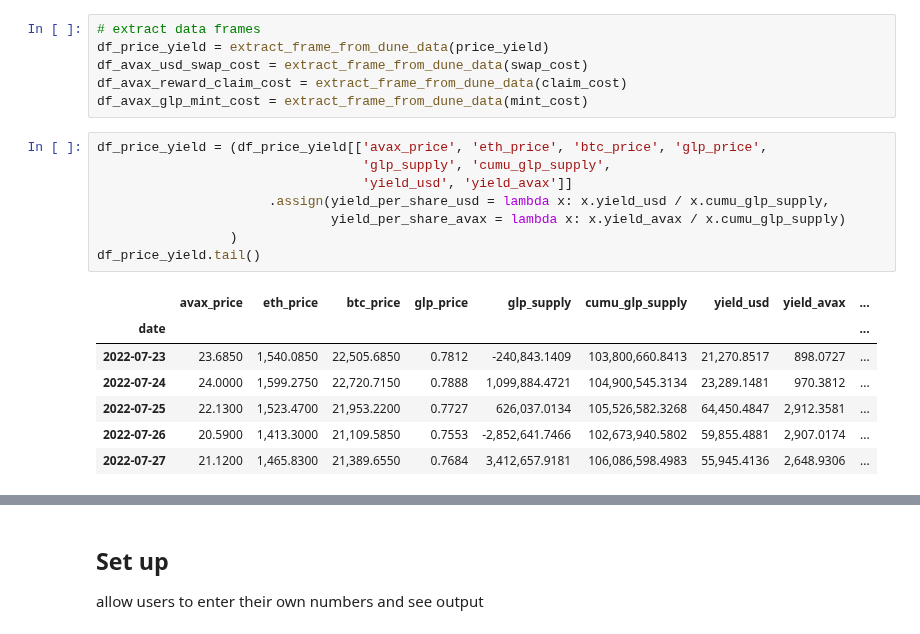
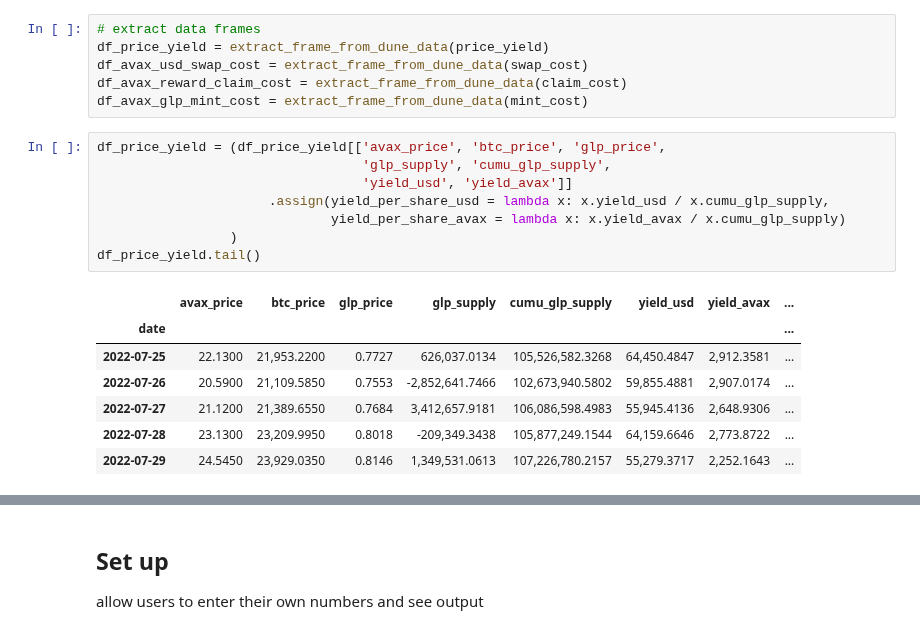
Before and after one commit to coindataschool/GMX, a Jupyter notebook: notebook/Avalanche/glp_strategies_comparison.ipynb, the cells around one changed output, grey strips where cells are left out. Drawn from its saved outputs; the diff is of its cells as text.

```diff
--- a/notebook/Avalanche/glp_strategies_comparison.ipynb
+++ b/notebook/Avalanche/glp_strategies_comparison.ipynb
@@ -72,21 +72,21 @@ df_avax_usd_swap_cost = extract_frame_from_dune_data(swap_cost)
 df_avax_reward_claim_cost = extract_frame_from_dune_data(claim_cost)
 df_avax_glp_mint_cost = extract_frame_from_dune_data(mint_cost)
 # %%
-df_price_yield = (df_price_yield[['avax_price', 'eth_price', 'btc_price', 'glp_price',
+df_price_yield = (df_price_yield[['avax_price', 'btc_price', 'glp_price',
                                   'glp_supply', 'cumu_glp_supply',
                                   'yield_usd', 'yield_avax']]
                       .assign(yield_per_share_usd = lambda x: x.yield_usd / x.cumu_glp_supply,
                               yield_per_share_avax = lambda x: x.yield_avax / x.cumu_glp_supply)
                  )
 df_price_yield.tail()
 # %% [output]
-|  | avax_price | eth_price | btc_price | glp_price | glp_supply | cumu_glp_supply | yield_usd | yield_avax | ... |
-| date |  |  |  |  |  |  |  |  | ... |
-| 2022-07-23 | 23.6850 | 1,540.0850 | 22,505.6850 | 0.7812 | -240,843.1409 | 103,800,660.8413 | 21,270.8517 | 898.0727 | ... |
-| 2022-07-24 | 24.0000 | 1,599.2750 | 22,720.7150 | 0.7888 | 1,099,884.4721 | 104,900,545.3134 | 23,289.1481 | 970.3812 | ... |
-| 2022-07-25 | 22.1300 | 1,523.4700 | 21,953.2200 | 0.7727 | 626,037.0134 | 105,526,582.3268 | 64,450.4847 | 2,912.3581 | ... |
-| 2022-07-26 | 20.5900 | 1,413.3000 | 21,109.5850 | 0.7553 | -2,852,641.7466 | 102,673,940.5802 | 59,855.4881 | 2,907.0174 | ... |
-| 2022-07-27 | 21.1200 | 1,465.8300 | 21,389.6550 | 0.7684 | 3,412,657.9181 | 106,086,598.4983 | 55,945.4136 | 2,648.9306 | ... |
+|  | avax_price | btc_price | glp_price | glp_supply | cumu_glp_supply | yield_usd | yield_avax | ... |
+| date |  |  |  |  |  |  |  | ... |
+| 2022-07-25 | 22.1300 | 21,953.2200 | 0.7727 | 626,037.0134 | 105,526,582.3268 | 64,450.4847 | 2,912.3581 | ... |
+| 2022-07-26 | 20.5900 | 21,109.5850 | 0.7553 | -2,852,641.7466 | 102,673,940.5802 | 59,855.4881 | 2,907.0174 | ... |
+| 2022-07-27 | 21.1200 | 21,389.6550 | 0.7684 | 3,412,657.9181 | 106,086,598.4983 | 55,945.4136 | 2,648.9306 | ... |
+| 2022-07-28 | 23.1300 | 23,209.9950 | 0.8018 | -209,349.3438 | 105,877,249.1544 | 64,159.6646 | 2,773.8722 | ... |
+| 2022-07-29 | 24.5450 | 23,929.0350 | 0.8146 | 1,349,531.0613 | 107,226,780.2157 | 55,279.3717 | 2,252.1643 | ... |
 # %%
 df_avax_usd_swap_cost.tail()
 # %% [output]
```
Also changed, not shown: parts of 25 cells of this notebook, 3 other files.
